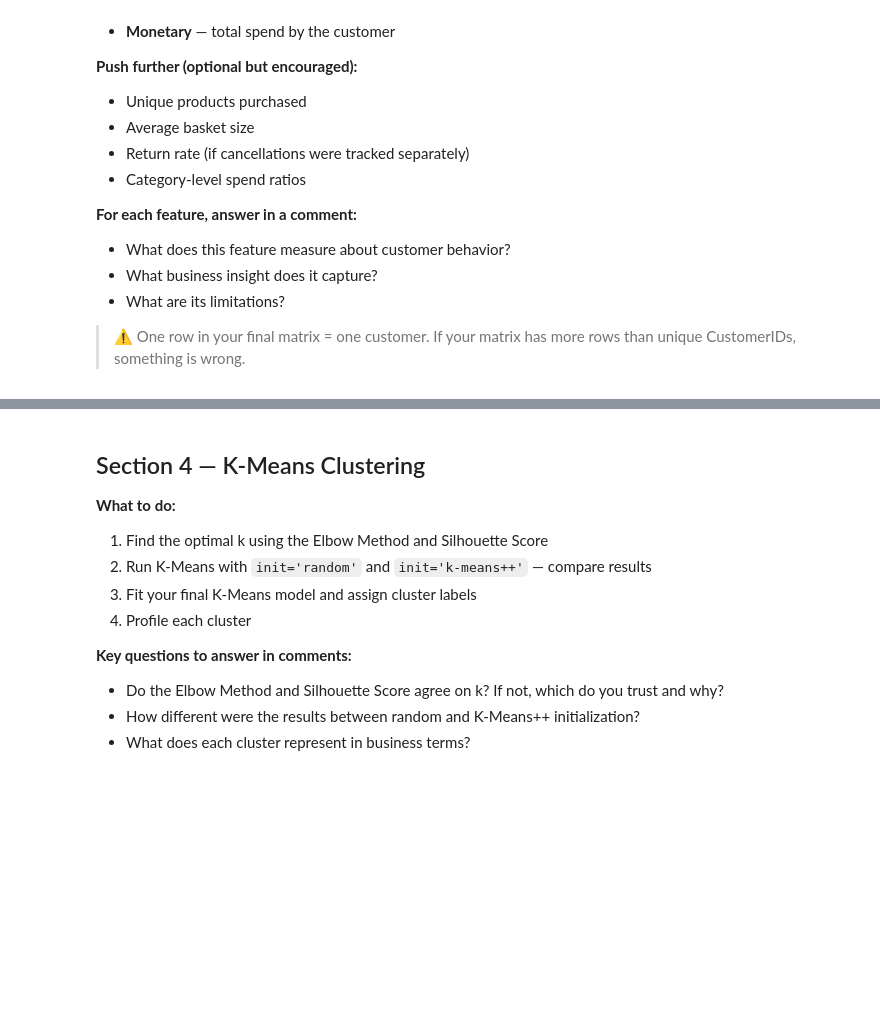
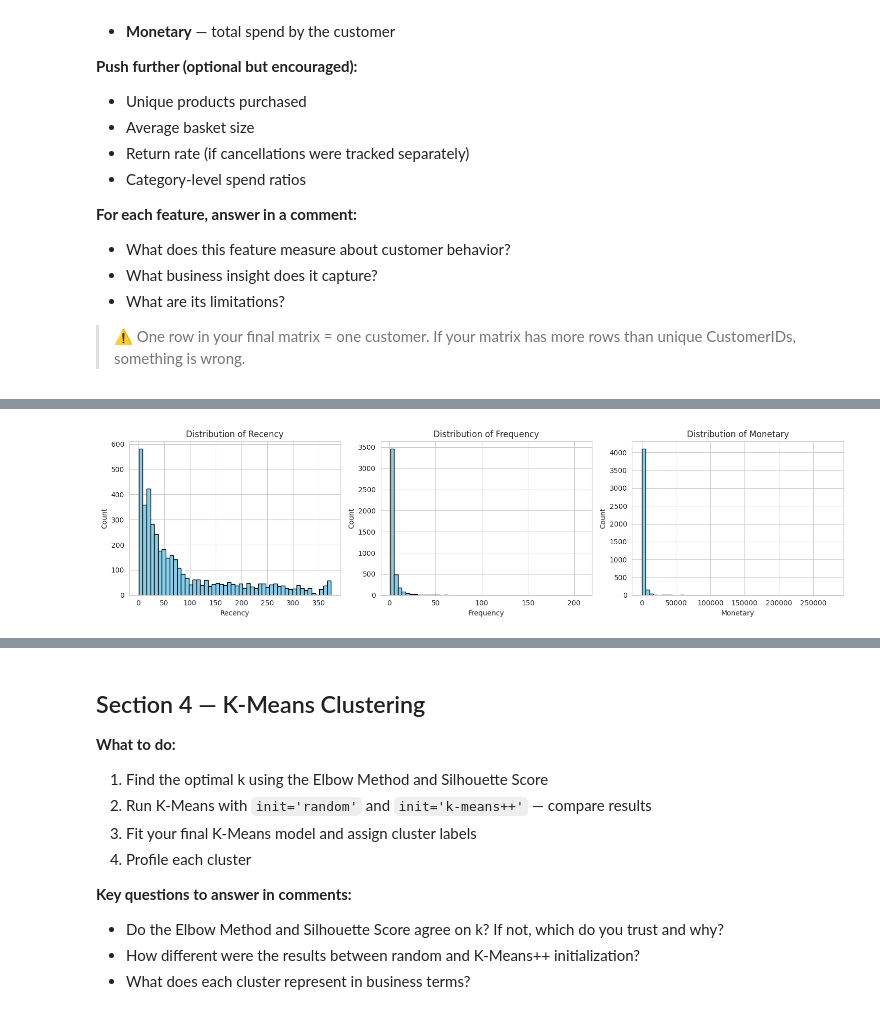
Before and after one commit to AshutoshDhungana/Fusemachine_AiFellowship, a Jupyter notebook: Wk7_Clustering/Week_7_Clustering_Assignment.ipynb, the cells around one changed output, grey strips where cells are left out. Cells and saved outputs as stored; diff of their text form; code cells hidden in the pictures; blank space fills up the shorter version.

```diff
--- a/Wk7_Clustering/Week_7_Clustering_Assignment.ipynb
+++ b/Wk7_Clustering/Week_7_Clustering_Assignment.ipynb
@@ -74,23 +76,27 @@ print("Environment ready.")
 > Download the Excel file and load the sheet for Year 2010-2011
 # %%
 # Load the dataset
-# Hint: use pd.read_excel() with the sheet_name parameter
-# YOUR CODE HERE
-df = pd.read_excel('online_retail_II.xlsx', sheet_name='Year 2010-2011')
+# Using the local file path provided in the environment
+path = '/content/online_retail_II.xlsx'
+df = pd.read_excel(path, sheet_name='Year 2010-2011')
 
 # ── First Look ──────────────────────────────────────────────────────────────
 
 # Print shape
-# YOUR CODE HERE
+print(f"Dataset Shape: {df.shape}")
 
 # Print dtypes
-# YOUR CODE HERE
+print("\nData Types:")
+print(df.dtypes)
 
 # Print first 5 rows
-# YOUR CODE HERE
+print("\nFirst 5 Rows:")
+display(df.head())
 
 # Check missing values — which columns have nulls? How many?
-# YOUR CODE HERE
+print("\nMissing Values per Column:")
+print(df.isnull().sum())
 
 # Print basic descriptive statistics
-# YOUR CODE HERE
+print("\nDescriptive Statistics:")
+display(df.describe(include='all'))
@@ -197,22 +312,28 @@ customer_df.head()
 # %%
 # ── Distribution Plots ───────────────────────────────────────────────────────
 # Plot the distribution of each feature BEFORE handling outliers
 # What do you observe? Are there extreme values?
 
 fig, axes = plt.subplots(1, 3, figsize=(15, 4))
 features = ['Recency', 'Frequency', 'Monetary']
 
 for i, feat in enumerate(features):
-    axes[i].hist(customer_df[feat], bins=50, edgecolor='k')
+    axes[i].hist(customer_df[feat], bins=50, edgecolor='k', color='skyblue')
     axes[i].set_title(f'Distribution of {feat}')
     axes[i].set_xlabel(feat)
     axes[i].set_ylabel('Count')
 
 plt.tight_layout()
 plt.show()
 
 # YOUR OBSERVATION HERE (as a comment):
-# What do you see in these distributions?
-# Are there outliers? How will they affect clustering?
+# 1. Extreme Right Skew: Both Frequency and Monetary are heavily right-skewed.
+#    Most customers have low frequency/spend, but a few 'whales' have very high values.
+# 2. Outliers: There are clear outliers (e.g., Monetary > 70k, Frequency > 200).
+#    In K-Means, these will disproportionately influence the mean and centroid placement.
+# 3. Recency: Distributed across the whole range but peaks at low values (recent shoppers)
+#    and at the end of the year (likely one-time shoppers from a year ago).
+# %% [output]
+[figure, added]
 # %%
 # ── Outlier Handling ─────────────────────────────────────────────────────────
```
Also changed, not shown: parts of 22 cells of this notebook.
